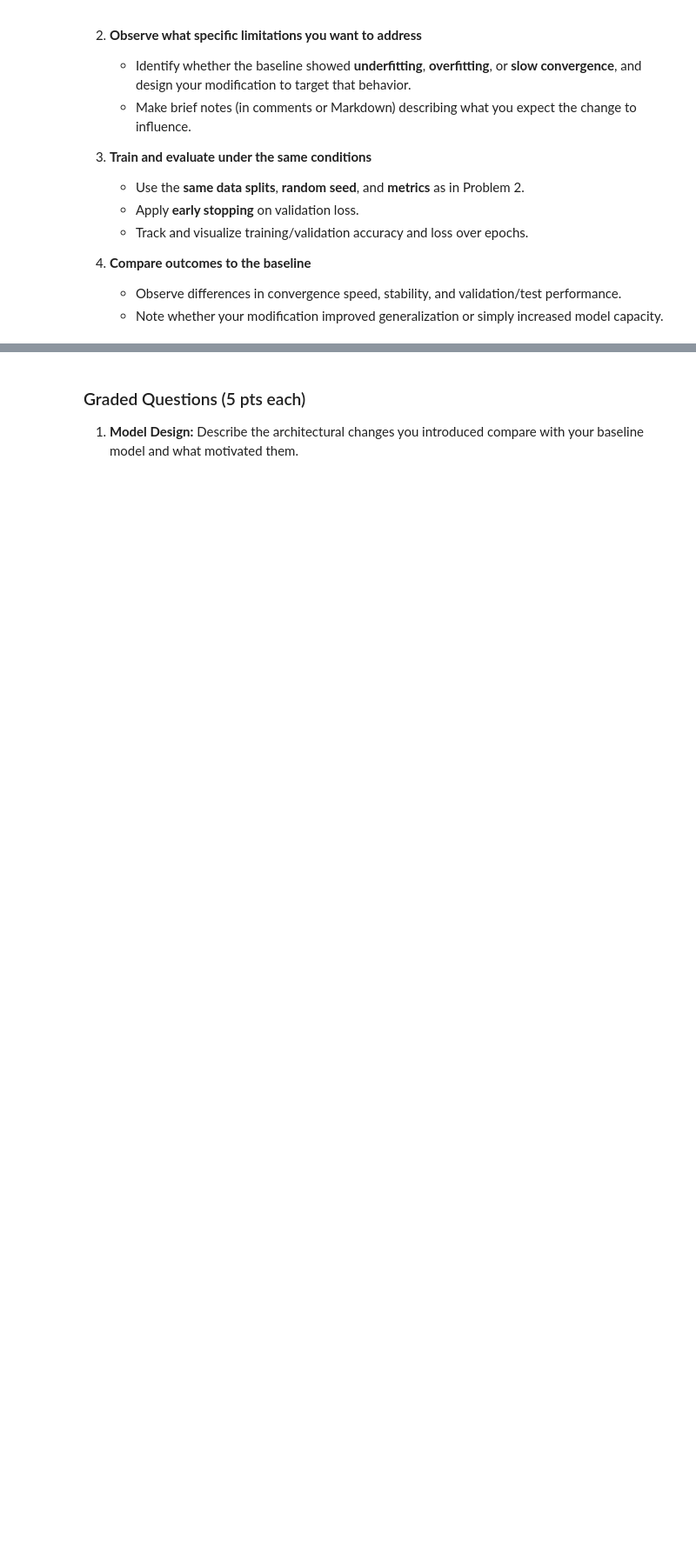
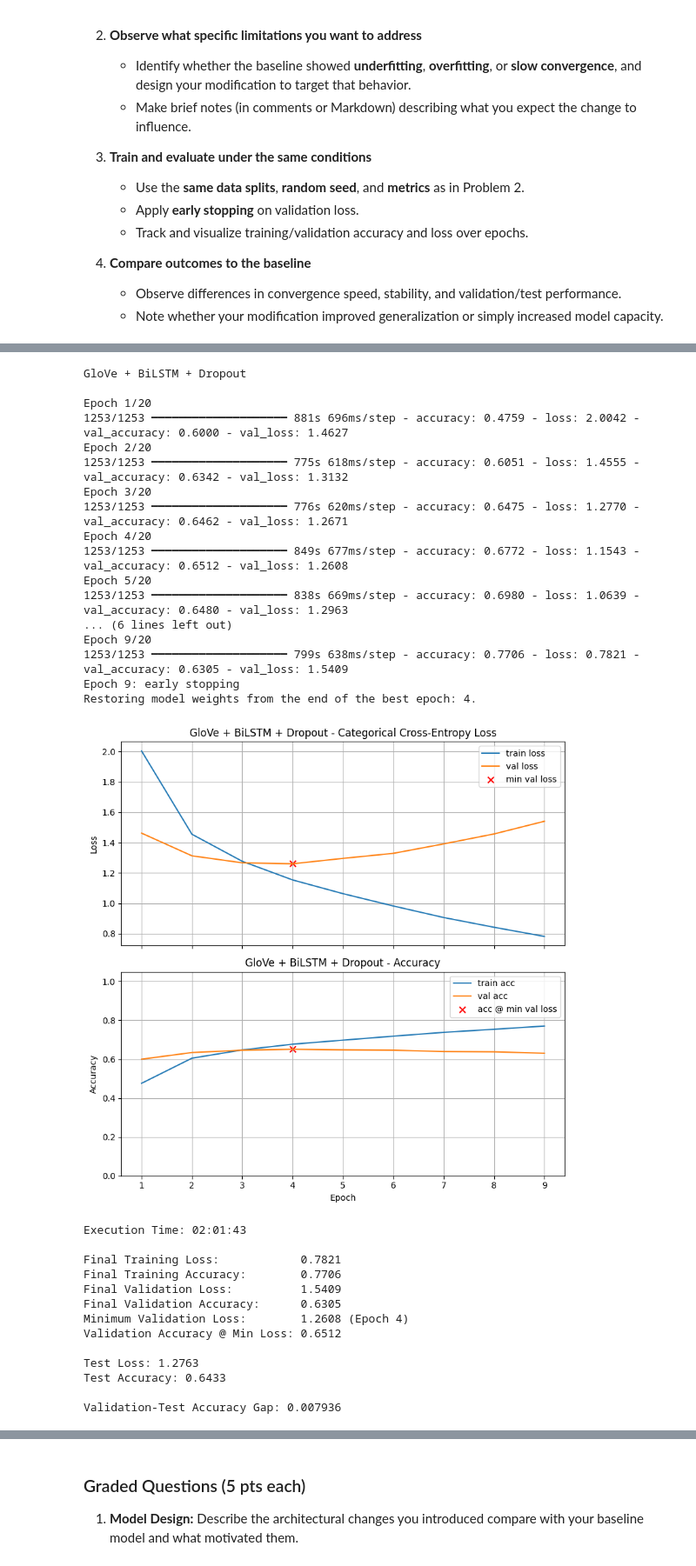
Before and after one commit to tolufas/dx703-team-20-project, a Jupyter notebook: Milestone_02_RTF.ipynb, the cells around one changed output, grey strips where cells are left out. Shown at 87% size. Cells and saved outputs as stored; diff of their text form; code cells hidden in the pictures; blank space fills up the shorter version.

```diff
--- a/Milestone_02_RTF.ipynb
+++ b/Milestone_02_RTF.ipynb
@@ -871,0 +956,53 @@ This problem focuses on experimentation: apply one or two clear architectural ch
+# %%
+embedding_matrix = build_embedding_matrix_huffpost(
+    vocab_size=20000, embedding_dim=100
+)
+# %%
+# exp three w/ reduced LSTM, trainable to true, and verbose =1
+model_custom = Sequential([
+    Input(shape=(128,)),
+    Embedding(input_dim=20000, output_dim=100,
+              weights=[embedding_matrix], trainable=True),
+    Bidirectional(LSTM(64, return_sequences=False)),
+    Dropout(0.3),
+    Dense(64, activation='relu'),
+    Dropout(0.2),
+    Dense(41, activation='softmax')
+], name="custom_bilstm")
+
+train_and_test(model_custom, title="GloVe + BiLSTM + Dropout",
+    loss="categorical_crossentropy", metrics=["accuracy"],
+    epochs=20, patience=5,
+    verbose=1)
+# %% [output]
+GloVe + BiLSTM + Dropout
+
+Epoch 1/20
+1253/1253 ━━━━━━━━━━━━━━━━━━━━ 881s 696ms/step - accuracy: 0.4759 - loss: 2.0042 - val_accuracy: 0.6000 - val_loss: 1.4627
+Epoch 2/20
+1253/1253 ━━━━━━━━━━━━━━━━━━━━ 775s 618ms/step - accuracy: 0.6051 - loss: 1.4555 - val_accuracy: 0.6342 - val_loss: 1.3132
+Epoch 3/20
+1253/1253 ━━━━━━━━━━━━━━━━━━━━ 776s 620ms/step - accuracy: 0.6475 - loss: 1.2770 - val_accuracy: 0.6462 - val_loss: 1.2671
+Epoch 4/20
+1253/1253 ━━━━━━━━━━━━━━━━━━━━ 849s 677ms/step - accuracy: 0.6772 - loss: 1.1543 - val_accuracy: 0.6512 - val_loss: 1.2608
+Epoch 5/20
+1253/1253 ━━━━━━━━━━━━━━━━━━━━ 838s 669ms/step - accuracy: 0.6980 - loss: 1.0639 - val_accuracy: 0.6480 - val_loss: 1.2963
+... (6 lines left out)
+Epoch 9/20
+1253/1253 ━━━━━━━━━━━━━━━━━━━━ 799s 638ms/step - accuracy: 0.7706 - loss: 0.7821 - val_accuracy: 0.6305 - val_loss: 1.5409
+Epoch 9: early stopping
+Restoring model weights from the end of the best epoch: 4.
+[figure, added]
+Execution Time: 02:01:43
+
+Final Training Loss:            0.7821
+Final Training Accuracy:        0.7706
+Final Validation Loss:          1.5409
+Final Validation Accuracy:      0.6305
+Minimum Validation Loss:        1.2608 (Epoch 4)
+Validation Accuracy @ Min Loss: 0.6512
+
+Test Loss: 1.2763
+Test Accuracy: 0.6433
+
+Validation-Test Accuracy Gap: 0.007936
```
Also changed, not shown: parts of 48 cells of this notebook.
